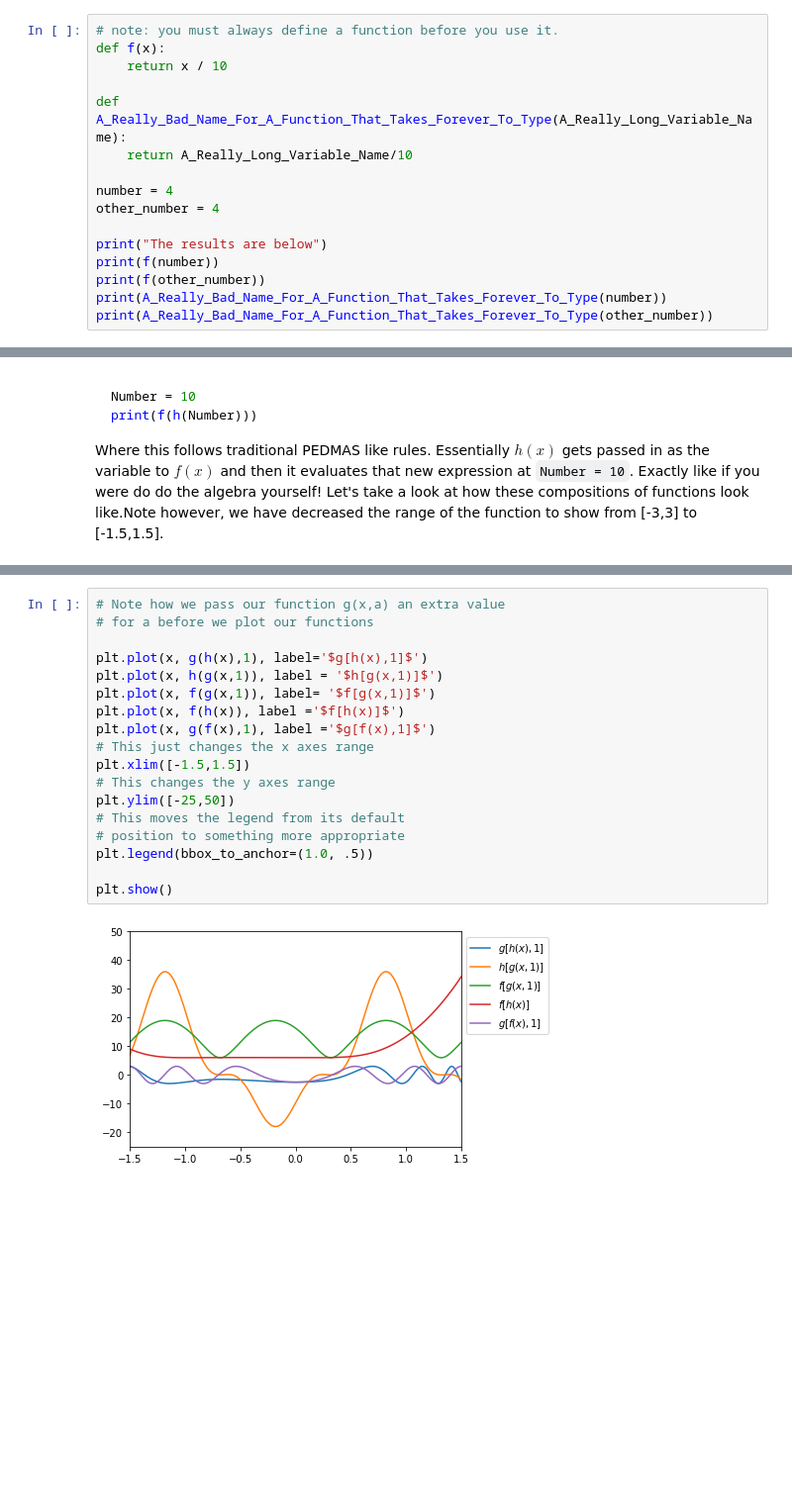
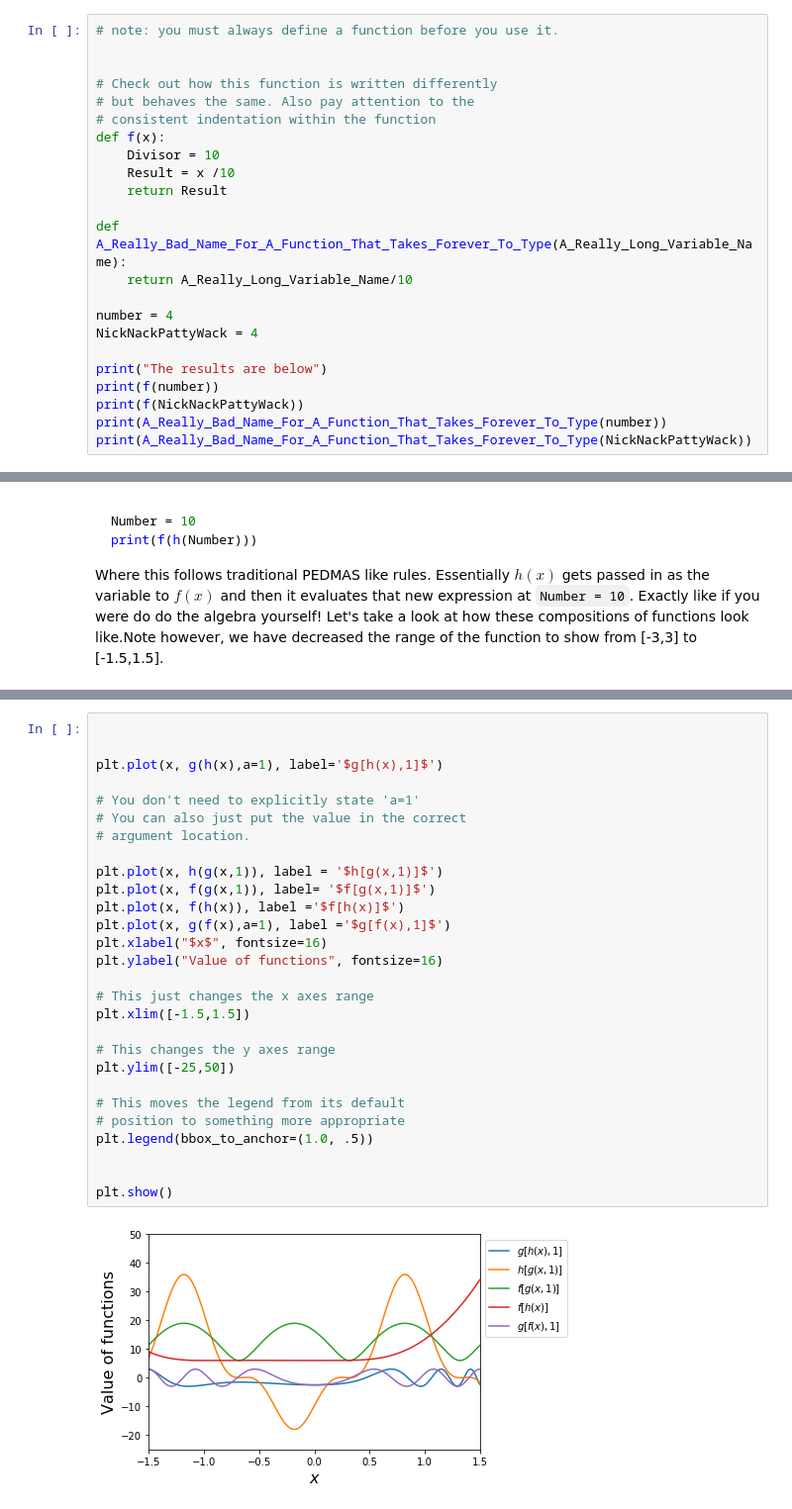
Before and after one commit to callysto/callysto-sample-notebooks, a Jupyter notebook: Math/ComopositionsOfFunctions.ipynb, the cells around one changed output, grey strips where cells are left out. Shown at 99% size. Saved outputs shown, nothing was run; the diff lists cells and outputs as text; blank space fills up the shorter version.

Commit message:
Finished other section

```diff
--- a/Math/ComopositionsOfFunctions.ipynb
+++ b/Math/ComopositionsOfFunctions.ipynb
@@ -229,20 +231,27 @@ behaves exactly the same as our function `f`.
 Another important fact about functions is that the value we pass this function need not be named `x`. We can pass it a number we've named `NickNackPattyWack` if we wanted to, it will behave the same. Shown explicitly below with a simple example where the functions take a value as input, and return that value divided by ten.
 # %%
 # note: you must always define a function before you use it.
+
+
+# Check out how this function is written differently
+# but behaves the same. Also pay attention to the
+# consistent indentation within the function
 def f(x):
-    return x / 10
+    Divisor = 10
+    Result = x /10
+    return Result
 
 def A_Really_Bad_Name_For_A_Function_That_Takes_Forever_To_Type(A_Really_Long_Variable_Name):
     return A_Really_Long_Variable_Name/10
 
 number = 4
-other_number = 4
+NickNackPattyWack = 4
 
 print("The results are below")
 print(f(number))
-print(f(other_number))
+print(f(NickNackPattyWack))
 print(A_Really_Bad_Name_For_A_Function_That_Takes_Forever_To_Type(number))
-print(A_Really_Bad_Name_For_A_Function_That_Takes_Forever_To_Type(other_number))
+print(A_Really_Bad_Name_For_A_Function_That_Takes_Forever_To_Type(NickNackPattyWack))
 # %% [output]
 The results are below
 0.4
@@ -316,23 +327,33 @@ That function is getting pretty crazy, which is not unsurprising considering the
 # %%
-# Note how we pass our function g(x,a) an extra value
-# for a before we plot our functions
 
-plt.plot(x, g(h(x),1), label='$g[h(x),1]$')
+
+plt.plot(x, g(h(x),a=1), label='$g[h(x),1]$')
+
+# You don't need to explicitly state 'a=1'
+# You can also just put the value in the correct
+# argument location.
+
 plt.plot(x, h(g(x,1)), label = '$h[g(x,1)]$')
 plt.plot(x, f(g(x,1)), label= '$f[g(x,1)]$')
 plt.plot(x, f(h(x)), label ='$f[h(x)]$')
-plt.plot(x, g(f(x),1), label ='$g[f(x),1]$')
+plt.plot(x, g(f(x),a=1), label ='$g[f(x),1]$')
+plt.xlabel("$x$", fontsize=16)
+plt.ylabel("Value of functions", fontsize=16)
+
 # This just changes the x axes range
 plt.xlim([-1.5,1.5])
+
 # This changes the y axes range
 plt.ylim([-25,50])
+
 # This moves the legend from its default
 # position to something more appropriate
 plt.legend(bbox_to_anchor=(1.0, .5))
 
+
 plt.show()
 # %% [output]
-[figure, old version]
+[figure, new version]
 # %% [markdown]
 Where that's pretty cool how easily we can view the graphical behavior of compositions of these functions without defining them explicitly!
 #### Exercise
```
Also changed, not shown: parts of 13 cells of this notebook.
